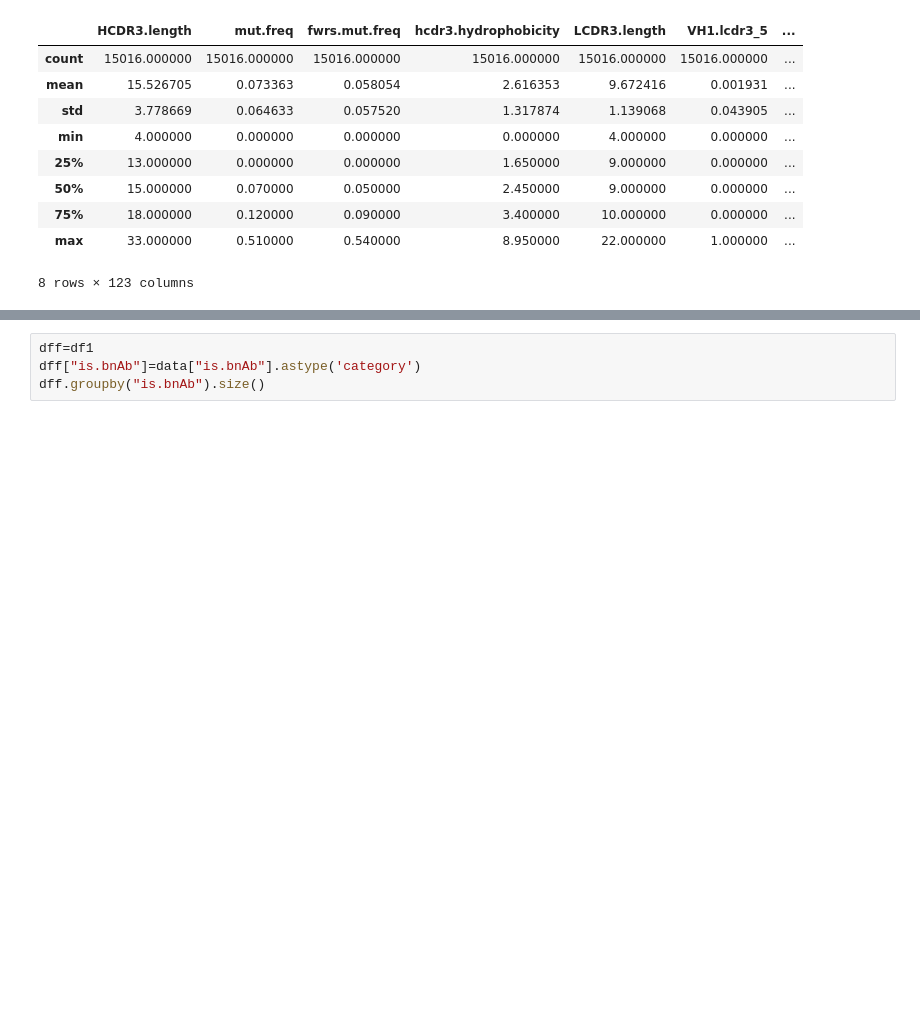
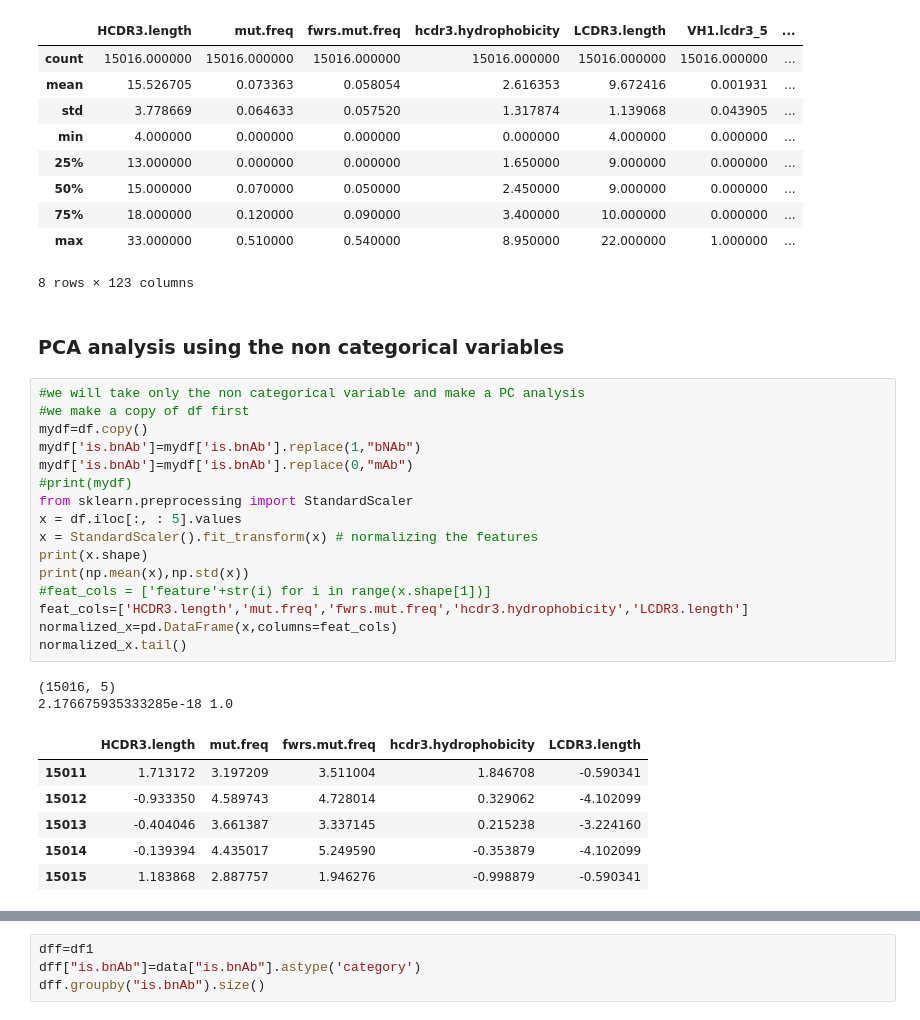
Before and after one commit to MathildeFogPerez/manuscript-bnab-foglierini, a Jupyter notebook: DecisionTree_RandomForest_PUB.ipynb, the cells around one changed output, grey strips where cells are left out. Cells and saved outputs as stored; diff of their text form; blank space fills up the shorter version.

```diff
--- a/DecisionTree_RandomForest_PUB.ipynb
+++ b/DecisionTree_RandomForest_PUB.ipynb
@@ -96,3 +97,30 @@ df.describe()
 | 75% | 18.000000 | 0.120000 | 0.090000 | 3.400000 | 10.000000 | 0.000000 | ... |
 | max | 33.000000 | 0.510000 | 0.540000 | 8.950000 | 22.000000 | 1.000000 | ... |
 8 rows × 123 columns
+# %% [markdown]
+### PCA analysis using the non categorical variables
+# %%
+#we will take only the non categorical variable and make a PC analysis
+#we make a copy of df first
+mydf=df.copy()
+mydf['is.bnAb']=mydf['is.bnAb'].replace(1,"bNAb")
+mydf['is.bnAb']=mydf['is.bnAb'].replace(0,"mAb")
+#print(mydf)
+from sklearn.preprocessing import StandardScaler
+x = df.iloc[:, : 5].values
+x = StandardScaler().fit_transform(x) # normalizing the features
+print(x.shape)
+print(np.mean(x),np.std(x))
+#feat_cols = ['feature'+str(i) for i in range(x.shape[1])]
+feat_cols=['HCDR3.length','mut.freq','fwrs.mut.freq','hcdr3.hydrophobicity','LCDR3.length']
+normalized_x=pd.DataFrame(x,columns=feat_cols)
+normalized_x.tail()
+# %% [output]
+(15016, 5)
+2.176675935333285e-18 1.0
+|  | HCDR3.length | mut.freq | fwrs.mut.freq | hcdr3.hydrophobicity | LCDR3.length |
+| 15011 | 1.713172 | 3.197209 | 3.511004 | 1.846708 | -0.590341 |
+| 15012 | -0.933350 | 4.589743 | 4.728014 | 0.329062 | -4.102099 |
+| 15013 | -0.404046 | 3.661387 | 3.337145 | 0.215238 | -3.224160 |
+| 15014 | -0.139394 | 4.435017 | 5.249590 | -0.353879 | -4.102099 |
+| 15015 | 1.183868 | 2.887757 | 1.946276 | -0.998879 | -0.590341 |
```
Also changed, not shown: parts of 8 cells of this notebook, 3 other files.
